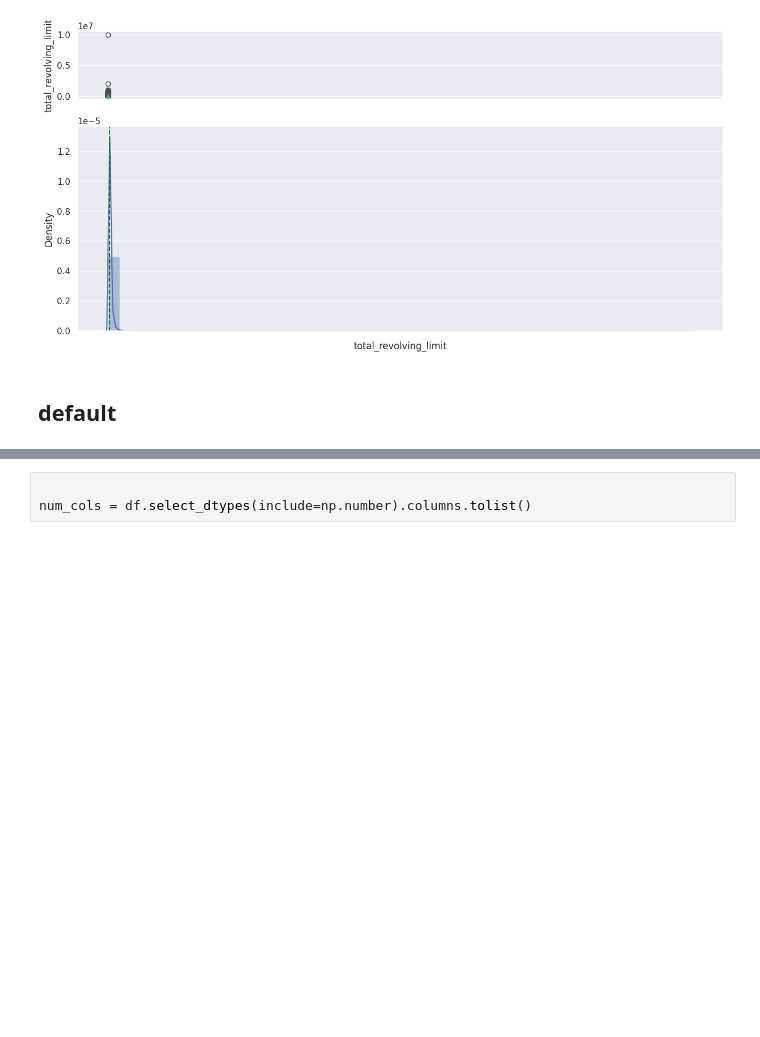
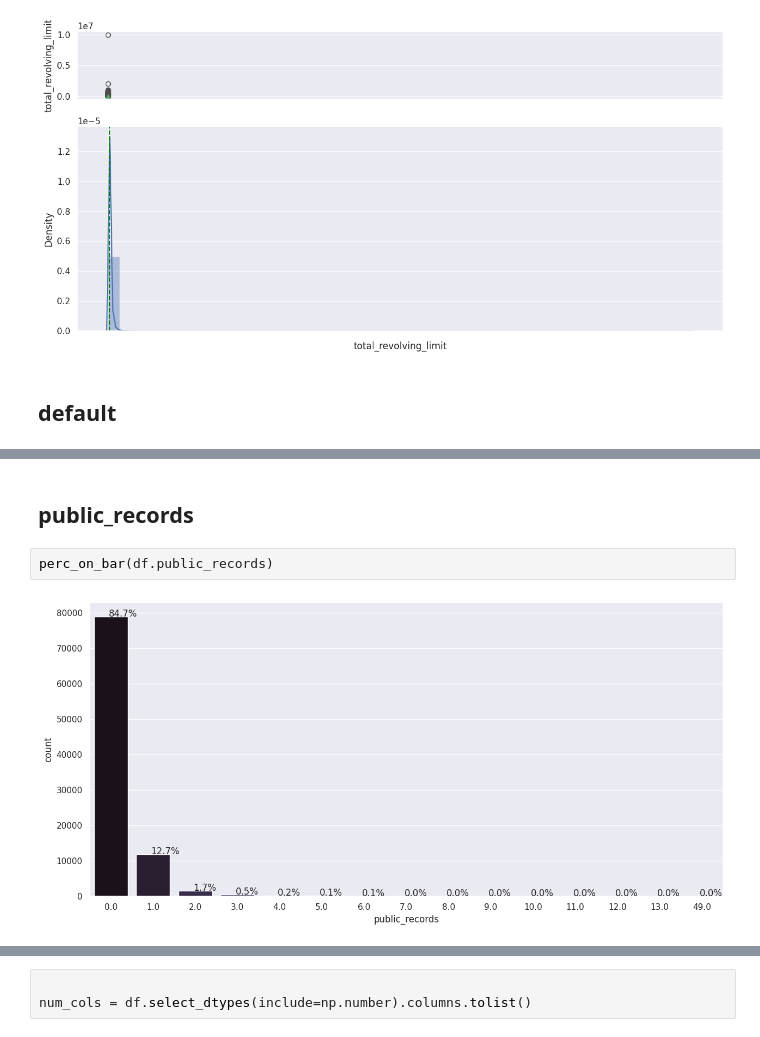
Before and after one commit to 8946-art/Boosting_eVISA_Business-Application, a Jupyter notebook: NBFC Loan Default.ipynb, the cells around one changed output, grey strips where cells are left out. Cells and saved outputs as stored; diff of their text form; blank space fills up the shorter version.

```diff
--- a/NBFC Loan Default.ipynb
+++ b/NBFC Loan Default.ipynb
@@ -417,0 +434,6 @@ histogram_boxplot(df.total_revolving_limit)
+# %% [markdown]
+## public_records
+# %%
+perc_on_bar(df.public_records)
+# %% [output]
+[figure, added]
```
Also changed, not shown: parts of 45 cells of this notebook.
